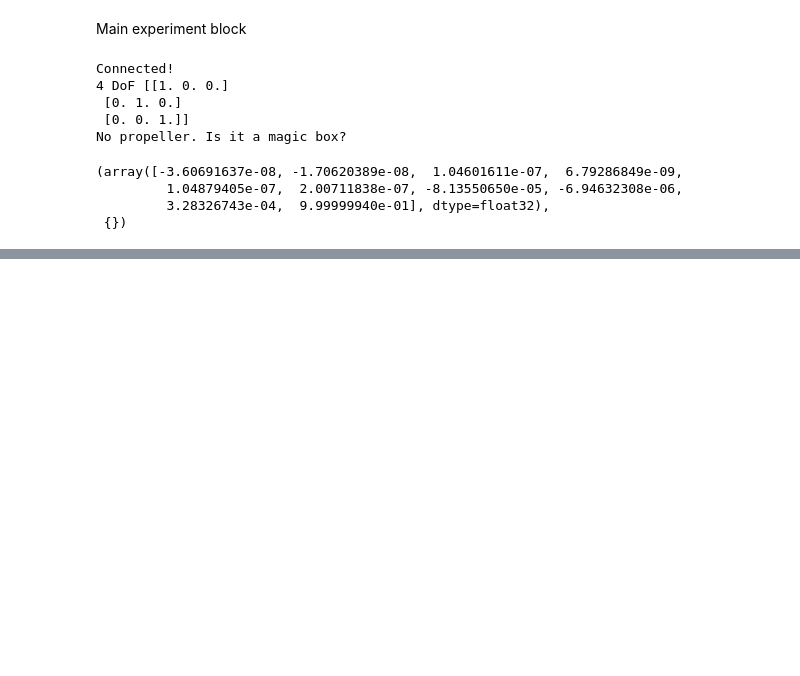
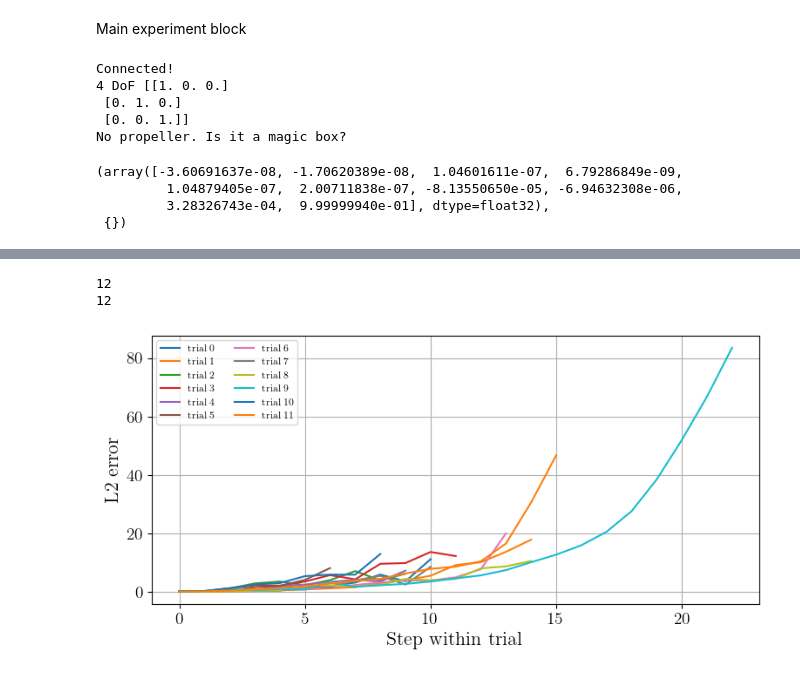
Before and after one commit to subhadeepk/mbrl-lib-experiments, a Jupyter notebook: modquad_exp/HModQuad_untracked/mquad_testbed.ipynb, the cells around one changed output, grey strips where cells are left out. Cells and saved outputs as stored; diff of their text form; code cells hidden in the pictures; blank space fills up the shorter version.

```diff
--- a/modquad_exp/HModQuad_untracked/mquad_testbed.ipynb
+++ b/modquad_exp/HModQuad_untracked/mquad_testbed.ipynb
@@ -406,0 +712,47 @@ KeyboardInterrupt:
+# %%
+import numpy as np
+import matplotlib.pyplot as plt
+
+per_trial_l2 = []
+print(len(states))
+print(len(actions_taken))
+
+model = model_env.dynamics_model.model
+ens = len(model.elite_models) if getattr(model, "elite_models", None) else len(model)
+
+for i, (trial_states, trial_actions) in enumerate(zip(states, actions_taken)):
+    trial_states = np.asarray(trial_states)   # (H_i+1, obs_dim)
+    trial_actions = np.asarray(trial_actions) # (H_i, act_dim)
+    H = min(len(trial_actions), len(trial_states) - 1)
+    if H <= 0:
+        per_trial_l2.append(np.array([]))
+        continue
+
+    initial_obs = trial_states[0]
+    plan = trial_actions[:H]
+
+    model_obses, _, _ = common_util.rollout_model_env(
+        model_env, initial_obs, plan=plan, num_samples=ens
+    )
+    # model_obses: (H+1, ens, obs_dim)
+    pred_obs_mean = model_obses[1:H+1].mean(axis=1)  # (H, obs_dim)
+    real_obs_arr = trial_states[1:H+1]               # (H, obs_dim)
+
+    per_step_l2 = np.linalg.norm(pred_obs_mean - real_obs_arr, axis=1)  # (H,)
+    per_trial_l2.append(per_step_l2)
+
+# Plot: one curve per trial
+plt.figure(figsize=(9,4))
+for i, l2 in enumerate(per_trial_l2):
+    if l2.size == 0:
+        continue
+    plt.plot(l2, label=f"trial {i}")
+plt.xlabel("Step within trial")
+plt.ylabel("L2 error")
+plt.grid(True)
+plt.legend(ncol=2, fontsize=8)
+plt.show()
+# %% [output]
+12
+12
+[figure, added]
```
Also changed, not shown: parts of 21 cells of this notebook, 8 other files.
